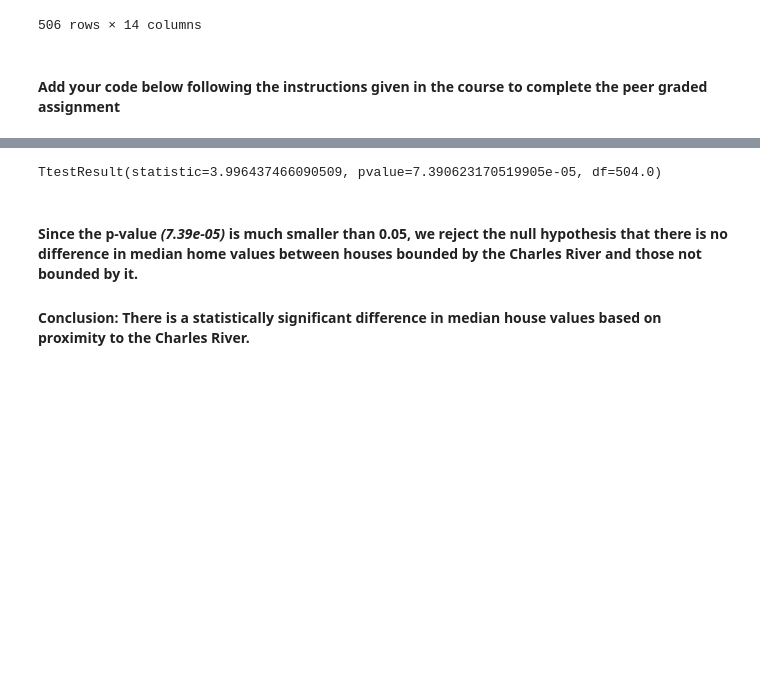
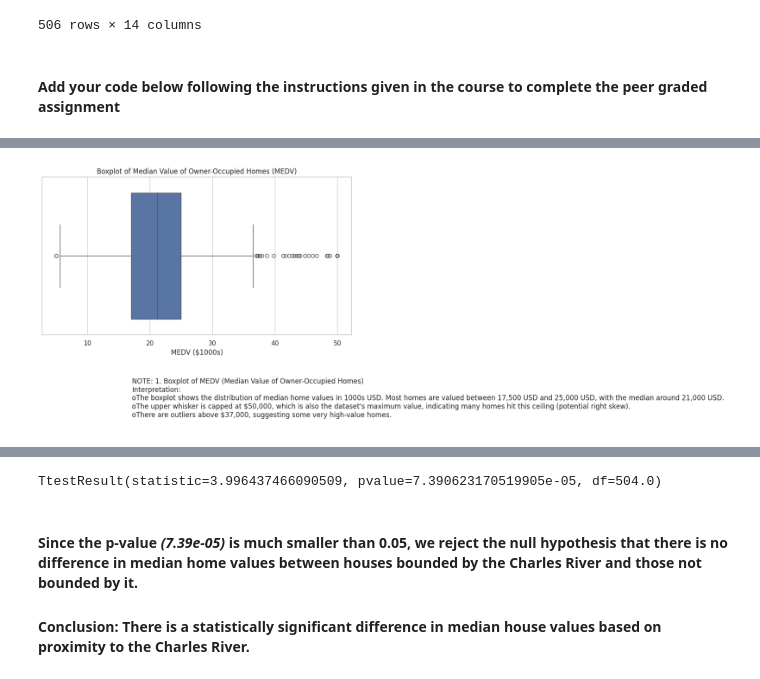
Before and after one commit to F-EL2030/Stats_repo, a Jupyter notebook: Optional_Peer_Graded_Assignment.jupyterlite __ FL.ipynb, the cells around one changed output, grey strips where cells are left out. Saved outputs shown, nothing was run; the diff lists cells and outputs as text; code cells hidden in the pictures; blank space fills up the shorter version.

```diff
--- a/Optional_Peer_Graded_Assignment.jupyterlite __ FL.ipynb
+++ b/Optional_Peer_Graded_Assignment.jupyterlite __ FL.ipynb
@@ -63,0 +66,91 @@ boston_df['AGE_GROUP'] = pd.cut(boston_df['AGE'], bins=bins, labels=labels)
+# %%
+# Set plot style
+sns.set(style="whitegrid")
+
+# Add commentary text for each plot
+comment_1 = ("NOTE: 1. Boxplot of MEDV (Median Value of Owner-Occupied Homes)\n"
+"Interpretation:\n"
+        "oThe boxplot shows the distribution of median home values in 1000s USD. Most homes are valued between 17,500 USD and 25,000 USD, with the median around 21,000 USD.\n"
+        "oThe upper whisker is capped at $50,000, which is also the dataset's maximum value, indicating many homes hit this ceiling (potential right skew).\n"
+        "oThere are outliers above $37,000, suggesting some very high-value homes.\n")
+
+comment_2 = ("NOTE: 2. Bar Plot for CHAS (Charles River Proximity)\n"
+"Interpretation:\n"
+        "oThis binary variable indicates whether a home is bounded by the Charles River (1) or not (0).\n"
+        "oA large majority of houses (over 90%) are not near the river.\n"
+        "oOnly a small fraction (approx. 35 out of 506 homes) are located near the river, highlighting its rarity in the dataset.\n")
+
+comment_3 = ("NOTE: 3. Boxplot of MEDV by AGE Group\n"
+"Interpretation:\n"
+        "This chart shows how home value varies by the age of buildings:\n"
+        "oNewer homes (≤35 years) have a higher median value than older ones.\n"
+        "oHomes between 35-70 years old show a slightly lower median value.\n"
+        "oHomes older than 70 years show a slight drop again and more variability, possibly reflecting maintenance differences or location variance.\n"
+        "oThe overall trend suggests younger homes are generally more valuable.\n")
+
+comment_4 = ("NOTE: 4. Scatter Plot: NOX vs INDUS\n"
+"Interpretation:\n"
+        "This scatter plot examines the relationship between nitric oxide concentration (NOX) and industrial land use (INDUS).\n"
+        "oThere's a positive relationship: as the proportion of industrial acres increases, NOX levels also rise.\n"
+        "oThis makes intuitive sense — more industrial activity is associated with higher pollution.\n"
+        "oThe trend is non-linear, with more variance in NOX when INDUS exceeds ~15%.\n")
+
+comment_5 = ("NOTE: 5. Histogram of Pupil-to-Teacher Ratio (PTRATIO)\n"
+"Interpretation:\n"
+        "This distribution shows that:\n"
+        "oMost PTRATIO values cluster around 18 to 20.\n"
+        "oThe distribution is slightly left-skewed, indicating fewer towns have low pupil-to-teacher ratios.\n"
+        "oThere’s a sharp peak around 19 (left-skewed distribution), suggesting it's a common educational norm or policy threshold.\n")
+
+# Boxplot for MEDV
+plt.figure(figsize=(8, 5))
+sns.boxplot(x=boston_df['MEDV'])
+plt.title('Boxplot of Median Value of Owner-Occupied Homes (MEDV)')
+plt.xlabel('MEDV ($1000s)')
+plt.tight_layout()
+plt.figtext(0.3, -0.3, comment_1, wrap=True, horizontalalignment='left', fontsize=12)
+plt.show()
+
+# Bar plot for CHAS (Charles River dummy variable)
+plt.figure(figsize=(6, 4))
+chas_counts = boston_df['CHAS'].value_counts().sort_index()
+chas_counts.index = ['Not Bounded (0)', 'Bounded (1)']
+sns.barplot(x=chas_counts.index, y=chas_counts.values)
+plt.title('Number of Houses Bounded by Charles River')
+plt.ylabel('Number of Houses')
+plt.xlabel('Charles River Proximity')
+plt.tight_layout()
+plt.figtext(0.3, -0.3, comment_2, wrap=True, horizontalalignment='left', fontsize=12)
+plt.show()
+
+# Boxplot for MEDV vs AGE group
+plt.figure(figsize=(8, 5))
+sns.boxplot(x='AGE_GROUP', y='MEDV', data=boston_df)
+plt.title('Median Home Value by Age Group of Houses')
+plt.xlabel('Age Group')
+plt.ylabel('MEDV ($1000s)')
+plt.tight_layout()
+plt.figtext(0.3, -0.3, comment_3, wrap=True, horizontalalignment='left', fontsize=12)
+plt.show()
+
+# Scatter plot: NOX vs INDUS
+plt.figure(figsize=(8, 5))
+sns.scatterplot(x='INDUS', y='NOX', data=boston_df)
+plt.title('Relationship between Industrial Land (INDUS) and Nitric Oxide Concentration (NOX)')
+plt.xlabel('Proportion of Non-retail Business Acres per Town (INDUS)')
+plt.ylabel('Nitric Oxide Concentration (NOX)')
+plt.tight_layout()
+plt.figtext(0.3, -0.3, comment_4, wrap=True, horizontalalignment='left', fontsize=12)
+plt.show()
+
+# Histogram for PTRATIO (Pupil-Teacher Ratio)
+plt.figure(figsize=(8, 5))
+sns.histplot(boston_df['PTRATIO'], bins=15, kde=True)
+plt.title('Histogram of Pupil-to-Teacher Ratio')
+plt.xlabel('Pupil-to-Teacher Ratio')
+plt.ylabel('Frequency')
+plt.tight_layout()
+plt.figtext(0.3, -0.3, comment_5, wrap=True, horizontalalignment='left', fontsize=12)
+plt.show()
+# %% [output]
+[figure, added]
```
Also changed, not shown: parts of 13 cells of this notebook.
